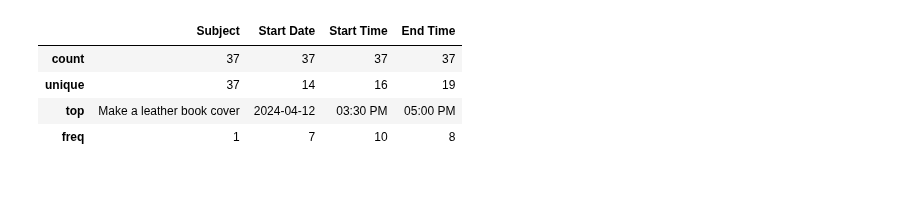
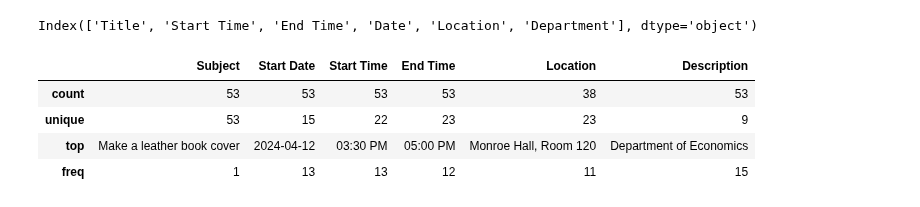
Before and after one commit to alzox/html2ai2json, a Jupyter notebook: allevents_csv/google_calendar.ipynb, the cells around one changed output. Saved outputs shown, nothing was run; the diff lists cells and outputs as text; code cells hidden in the pictures.

```diff
--- a/allevents_csv/google_calendar.ipynb
+++ b/allevents_csv/google_calendar.ipynb
@@ -2,14 +2,19 @@
 import pandas as pd
 # %%
 all_events = pd.read_csv('all_events.csv')
-all_events.rename(columns={"Title":"Subject", "Date":"Start Date", "Time":"Start Time"}, inplace=True)
-all_events = all_events.reindex(columns=["Subject", "Start Date", "Start Time", "End Time"])
+print(all_events.columns
+)
+nan_with_date_events = pd.read_csv('nan_with_date_events.csv')
+all_events = all_events.append(nan_with_date_events, ignore_index=True)
+all_events.rename(columns={"Title":"Subject", "Date":"Start Date", "Time":"Start Time", "Department":"Description"}, inplace=True)
+all_events = all_events.reindex(columns=["Subject", "Start Date", "Start Time", "End Time", "Location", "Description" ])
 all_events.describe()
 # %% [output]
+Index(['Title', 'Start Time', 'End Time', 'Date', 'Location', 'Department'], dtype='object')
-|  | Subject | Start Date | Start Time | End Time |
-| count | 37 | 37 | 37 | 37 |
-| unique | 37 | 14 | 16 | 19 |
-| top | Make a leather book cover | 2024-04-12 | 03:30 PM | 05:00 PM |
-| freq | 1 | 7 | 10 | 8 |
+|  | Subject | Start Date | Start Time | End Time | Location | Description |
+| count | 53 | 53 | 53 | 53 | 38 | 53 |
+| unique | 53 | 15 | 22 | 23 | 23 | 9 |
+| top | Make a leather book cover | 2024-04-12 | 03:30 PM | 05:00 PM | Monroe Hall, Room 120 | Department of Economics |
+| freq | 1 | 13 | 13 | 12 | 11 | 15 |
 # %%
 all_events.to_csv('g_all_events.csv', index=False)
```
Also changed, not shown: 18 other files.
